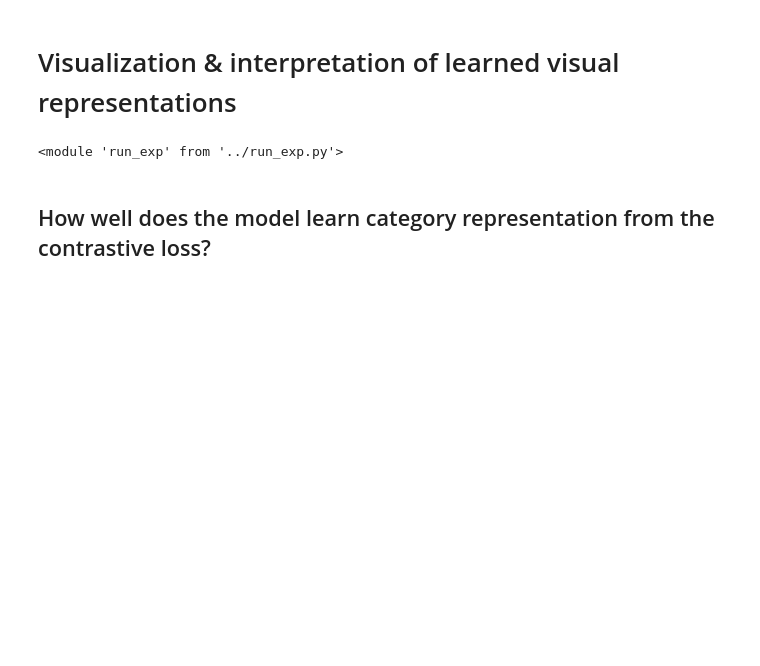
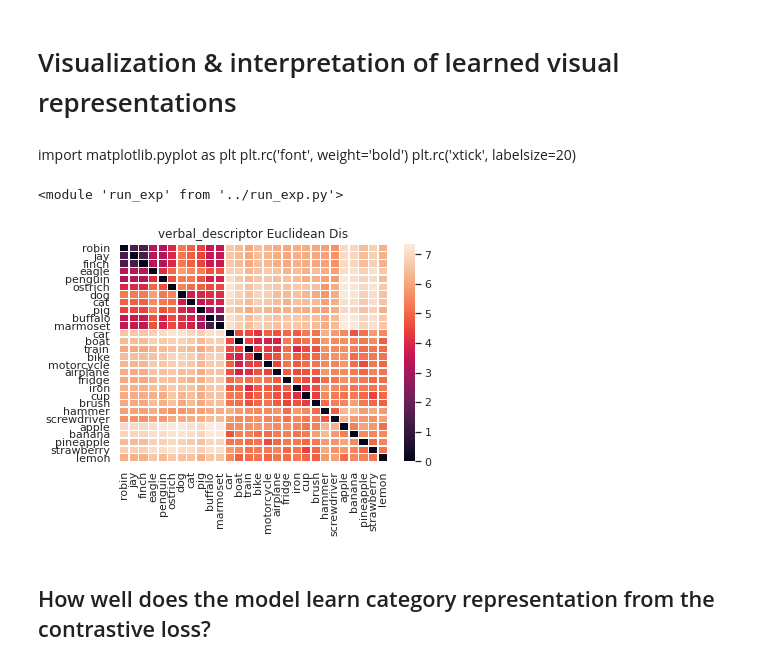
Before and after one commit to violetxi/PSYCH209FinalProject, a Jupyter notebook: notebooks/results_visualizations.ipynb, the cells around one changed output. Drawn from its saved outputs; the diff is of its cells as text; code cells hidden in the pictures; blank space fills up the shorter version.

Commit message:
Euclidean distance for visual&verbal inputs

```diff
--- a/notebooks/results_visualizations.ipynb
+++ b/notebooks/results_visualizations.ipynb
@@ -18,9 +18,9 @@ pu.plot_loss(vision_language_path)
 # %% [markdown]
 # Visualization & interpretation of learned visual representations
-# %%
-import matplotlib.pyplot as plt
-plt.rc('font', weight='bold')
-plt.rc('xtick', labelsize=20)
+# %% [markdown]
+import matplotlib.pyplot as plt
+plt.rc('font', weight='bold')
+plt.rc('xtick', labelsize=20)
 # %%
 import sys
 sys.path.append('../')
@@ -39,2 +42,7 @@ vision_language_exp = rp.RunExp('vision-language', vision_language_embd_path, re
+# %%
+# Verbal input similarity
+vision_only_exp.vis_input_verbal_distance()
+# %% [output]
+[figure, added]
 # %% [markdown]
 ## How well does the model learn category representation from the contrastive loss?
```
Also changed, not shown: parts of 13 cells of this notebook, 2 other files.
